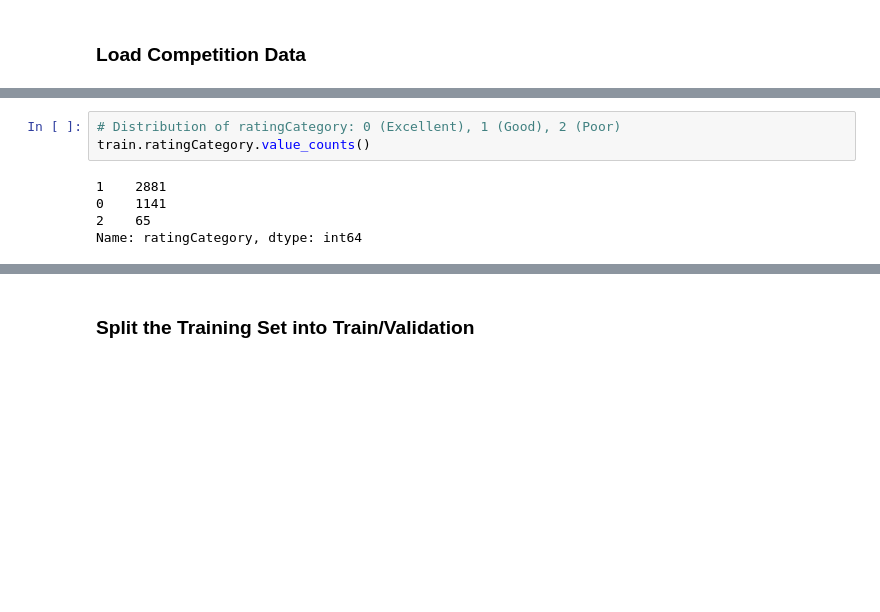
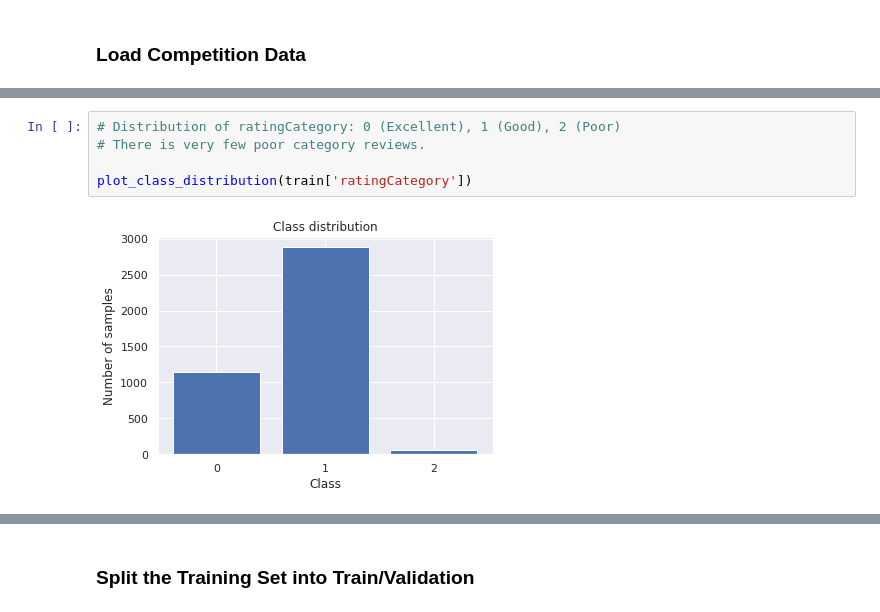
Before and after one commit to deanhadzi/DS-Unit-4-Sprint-1-NLP, a Jupyter notebook: module3-document-classification/LS_DSPT4_413_Document_Classification_Assignment.ipynb, the cells around one changed output, grey strips where cells are left out. Saved outputs shown, nothing was run; the diff lists cells and outputs as text; blank space fills up the shorter version.

```diff
--- a/module3-document-classification/LS_DSPT4_413_Document_Classification_Assignment.ipynb
+++ b/module3-document-classification/LS_DSPT4_413_Document_Classification_Assignment.ipynb
@@ -60,8 +82,7 @@ train.head()
 # %%
 # Distribution of ratingCategory: 0 (Excellent), 1 (Good), 2 (Poor)
-train.ratingCategory.value_counts()
+# There is very few poor category reviews.
+
+plot_class_distribution(train['ratingCategory'])
 # %% [output]
-1    2881
-0    1141
-2    65
-Name: ratingCategory, dtype: int64
+[figure, added]
```
Also changed, not shown: parts of 23 cells of this notebook, 2 other files.
